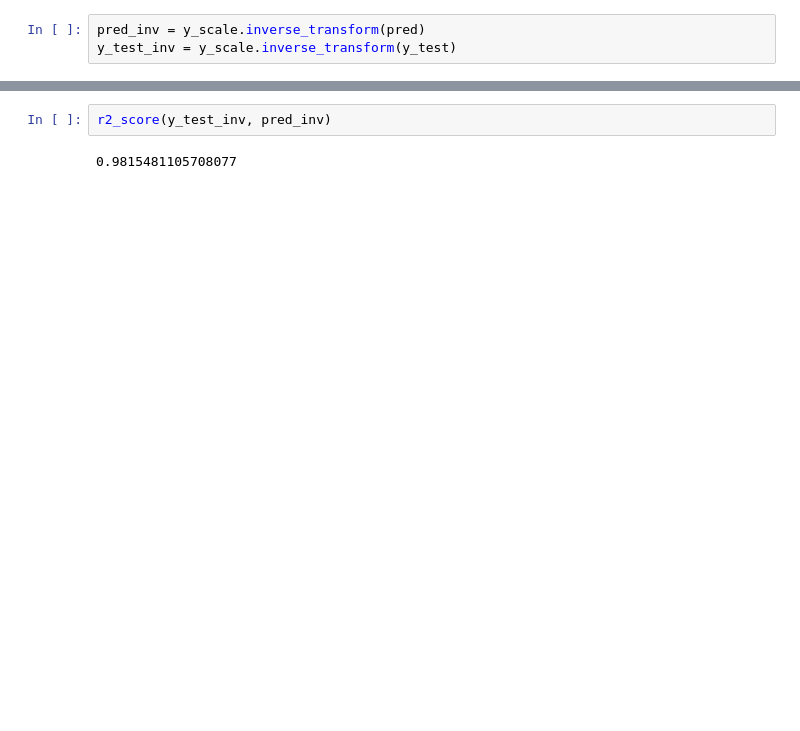
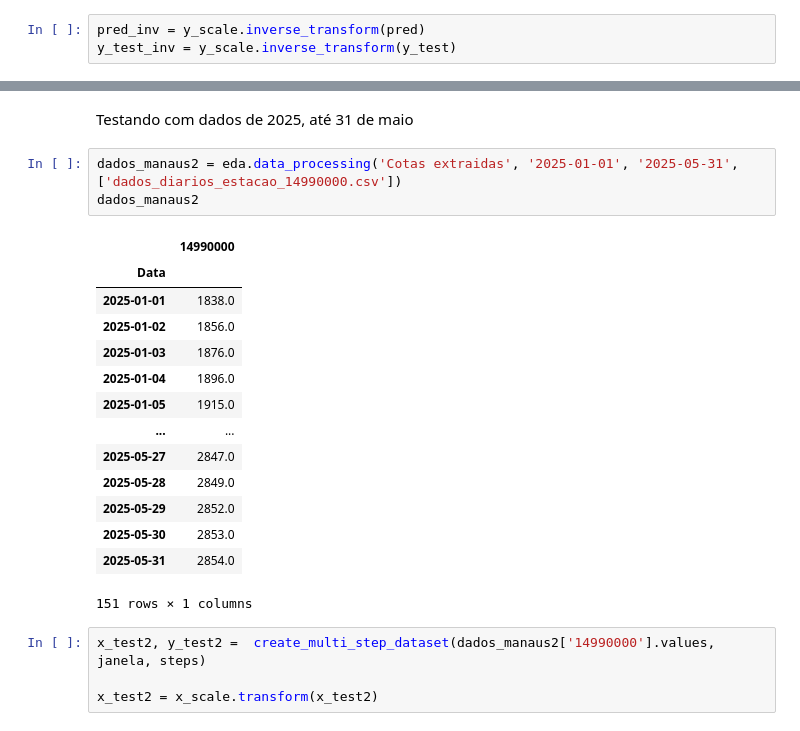
Before and after one commit to DioGS17/ML-HidroPrev, a Jupyter notebook: teste_estacao_14990000_tf.ipynb, the cells around one changed output, grey strips where cells are left out. Drawn from its saved outputs; the diff is of its cells as text; blank space fills up the shorter version.

```diff
--- a/teste_estacao_14990000_tf.ipynb
+++ b/teste_estacao_14990000_tf.ipynb
@@ -253,4 +208,24 @@ for i in range(steps):
-# %%
-r2_score(y_test_inv, pred_inv)
-# %% [output]
-0.9815481105708077
+# %% [markdown]
+Testando com dados de 2025, até 31 de maio
+# %%
+dados_manaus2 = eda.data_processing('Cotas extraidas', '2025-01-01', '2025-05-31', ['dados_diarios_estacao_14990000.csv'])
+dados_manaus2
+# %% [output]
+|  | 14990000 |
+| Data |  |
+| 2025-01-01 | 1838.0 |
+| 2025-01-02 | 1856.0 |
+| 2025-01-03 | 1876.0 |
+| 2025-01-04 | 1896.0 |
+| 2025-01-05 | 1915.0 |
+| ... | ... |
+| 2025-05-27 | 2847.0 |
+| 2025-05-28 | 2849.0 |
+| 2025-05-29 | 2852.0 |
+| 2025-05-30 | 2853.0 |
+| 2025-05-31 | 2854.0 |
+151 rows × 1 columns
+# %%
+x_test2, y_test2 =  create_multi_step_dataset(dados_manaus2['14990000'].values, janela, steps)
+
+x_test2 = x_scale.transform(x_test2)
```
Also changed, not shown: parts of 17 cells of this notebook, 4 other files.
